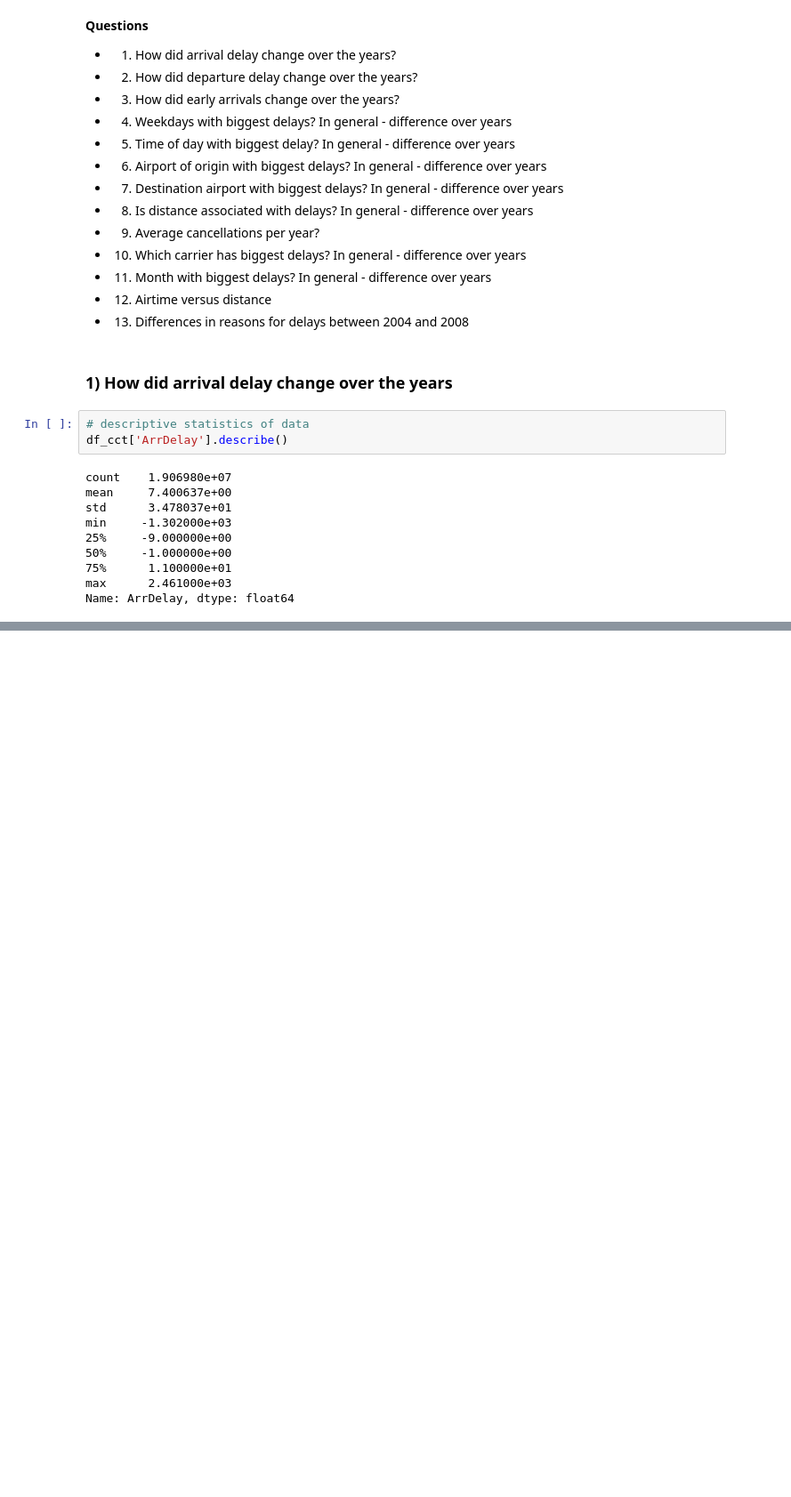
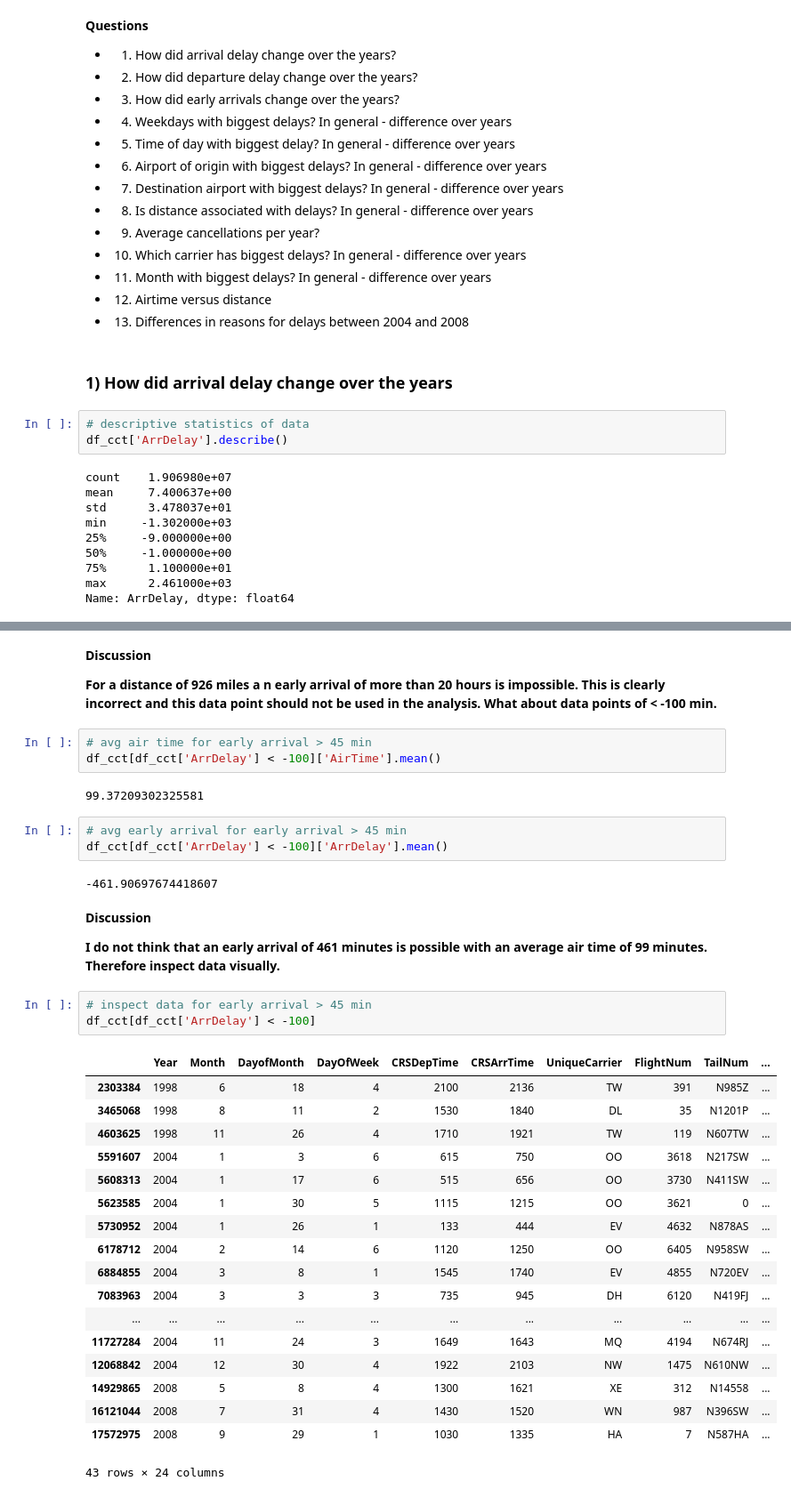
Before and after one commit to ToHa1966/Flights, a Jupyter notebook: Flights.ipynb, the cells around one changed output, grey strips where cells are left out. Shown at 89% size. Saved outputs shown, nothing was run; the diff lists cells and outputs as text; blank space fills up the shorter version.

```diff
--- a/Flights.ipynb
+++ b/Flights.ipynb
@@ -564,0 +569,40 @@ plt.xticks(rotation=50);
+# %% [markdown]
+**Discussion**
+
+**For a distance of 926 miles a n early arrival of more than 20 hours is impossible. This is clearly incorrect and this data point should not be used in the analysis. What about data points of < -100 min.**
+# %%
+# avg air time for early arrival > 45 min
+df_cct[df_cct['ArrDelay'] < -100]['AirTime'].mean()
+# %% [output]
+99.37209302325581
+# %%
+# avg early arrival for early arrival > 45 min
+df_cct[df_cct['ArrDelay'] < -100]['ArrDelay'].mean()
+# %% [output]
+-461.90697674418607
+# %% [markdown]
+**Discussion**
+
+**I do not think that an early arrival of 461 minutes is possible with an average air time of 99 minutes. Therefore inspect data visually.**
+# %%
+# inspect data for early arrival > 45 min
+df_cct[df_cct['ArrDelay'] < -100]
+# %% [output]
+|  | Year | Month | DayofMonth | DayOfWeek | CRSDepTime | CRSArrTime | UniqueCarrier | FlightNum | TailNum | ... |
+| 2303384 | 1998 | 6 | 18 | 4 | 2100 | 2136 | TW | 391 | N985Z | ... |
+| 3465068 | 1998 | 8 | 11 | 2 | 1530 | 1840 | DL | 35 | N1201P | ... |
+| 4603625 | 1998 | 11 | 26 | 4 | 1710 | 1921 | TW | 119 | N607TW | ... |
+| 5591607 | 2004 | 1 | 3 | 6 | 615 | 750 | OO | 3618 | N217SW | ... |
+| 5608313 | 2004 | 1 | 17 | 6 | 515 | 656 | OO | 3730 | N411SW | ... |
+| 5623585 | 2004 | 1 | 30 | 5 | 1115 | 1215 | OO | 3621 | 0 | ... |
+| 5730952 | 2004 | 1 | 26 | 1 | 133 | 444 | EV | 4632 | N878AS | ... |
+| 6178712 | 2004 | 2 | 14 | 6 | 1120 | 1250 | OO | 6405 | N958SW | ... |
+| 6884855 | 2004 | 3 | 8 | 1 | 1545 | 1740 | EV | 4855 | N720EV | ... |
+| 7083963 | 2004 | 3 | 3 | 3 | 735 | 945 | DH | 6120 | N419FJ | ... |
+| ... | ... | ... | ... | ... | ... | ... | ... | ... | ... | ... |
+| 11727284 | 2004 | 11 | 24 | 3 | 1649 | 1643 | MQ | 4194 | N674RJ | ... |
+| 12068842 | 2004 | 12 | 30 | 4 | 1922 | 2103 | NW | 1475 | N610NW | ... |
+| 14929865 | 2008 | 5 | 8 | 4 | 1300 | 1621 | XE | 312 | N14558 | ... |
+| 16121044 | 2008 | 7 | 31 | 4 | 1430 | 1520 | WN | 987 | N396SW | ... |
+| 17572975 | 2008 | 9 | 29 | 1 | 1030 | 1335 | HA | 7 | N587HA | ... |
+43 rows × 24 columns
```
Also changed, not shown: parts of 16 cells of this notebook.
